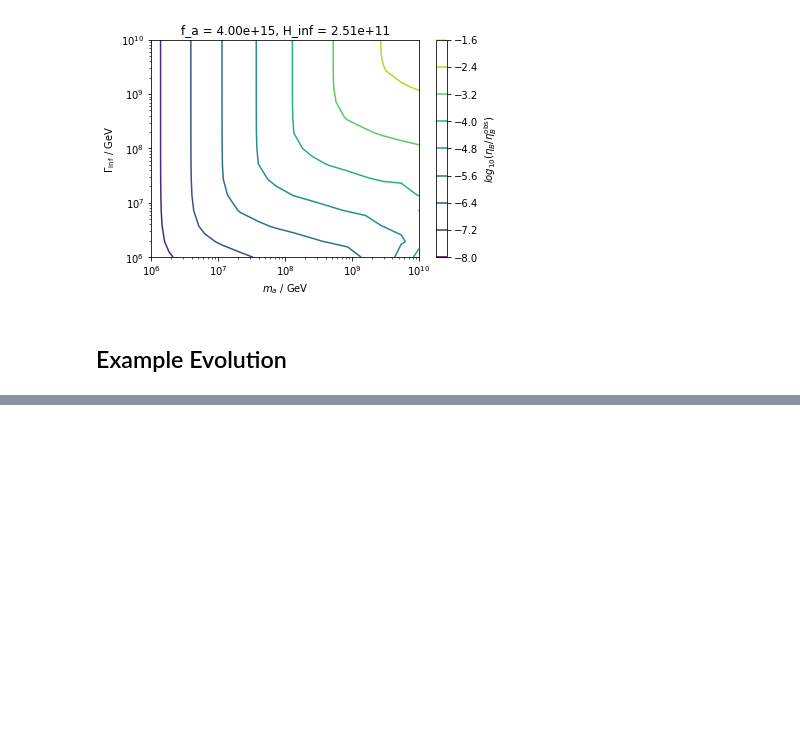
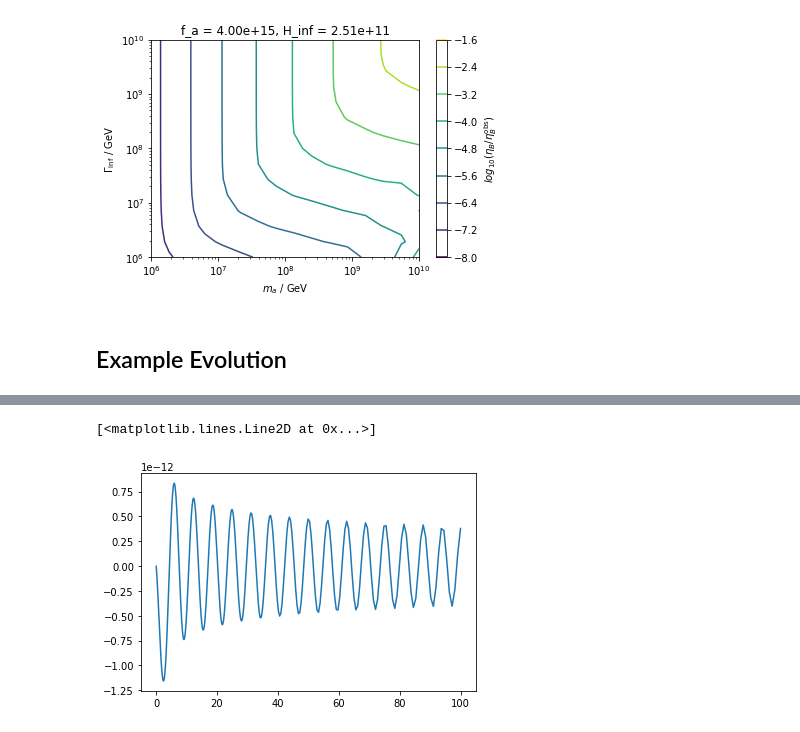
Before and after one commit to anna-jana/masters-project, a Jupyter notebook: transport_eq_in_time/realignment.ipynb, the cells around one changed output, grey strips where cells are left out. Drawn from its saved outputs; the diff is of its cells as text; code cells hidden in the pictures; blank space fills up the shorter version.

```diff
--- a/transport_eq_in_time/realignment.ipynb
+++ b/transport_eq_in_time/realignment.ipynb
@@ -88,0 +137,5 @@ axion decay took: 0.05426025390625 seconds
+# %%
+plt.plot(taxs, theta_dots / Ts)
+# %% [output]
+[<matplotlib.lines.Line2D at 0x...>]
+[figure, added]
```
Also changed, not shown: parts of 4 cells of this notebook, 4 other files.
